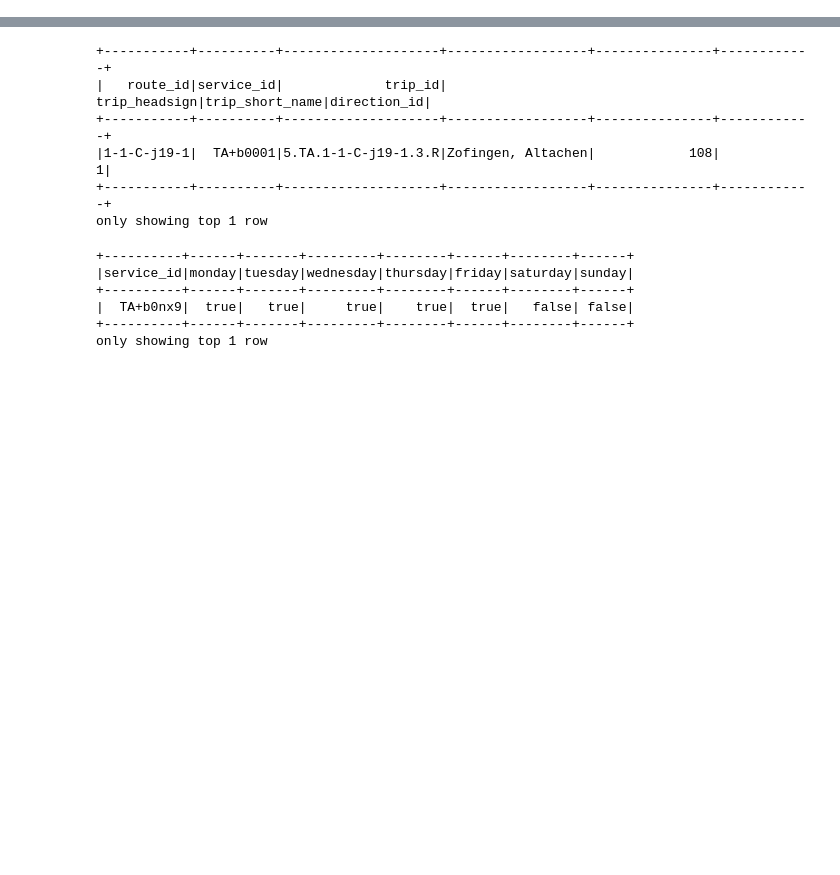
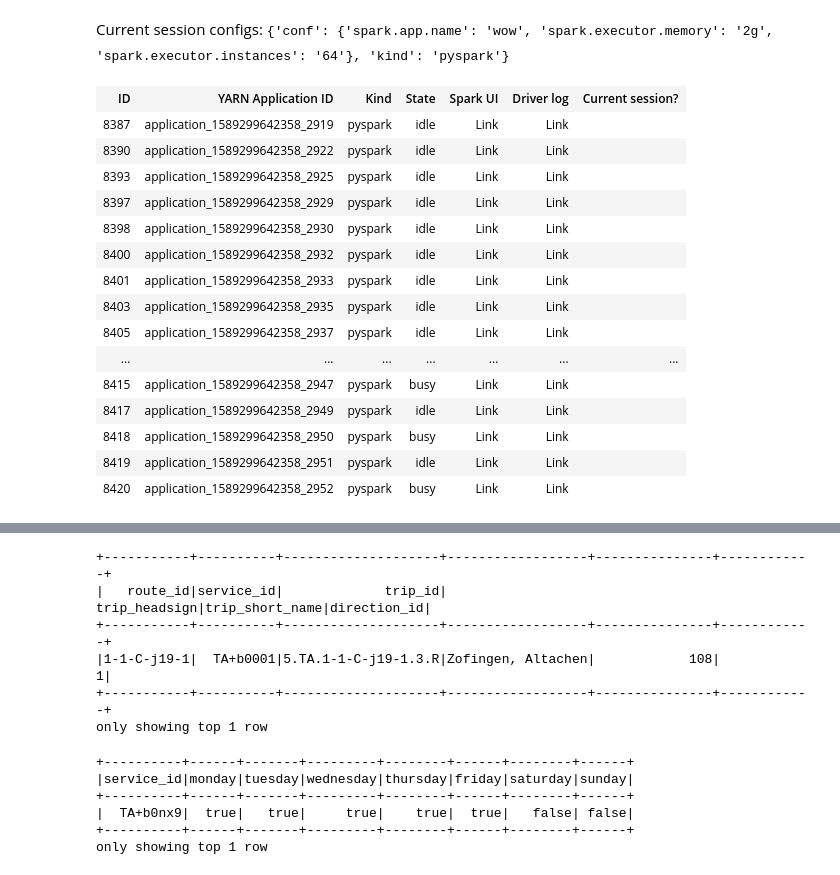
Before and after one commit to guarin/journey_planner, a Jupyter notebook: notebooks/timetable.ipynb, the cells around one changed output, grey strips where cells are left out. Drawn from its saved outputs; the diff is of its cells as text; code cells hidden in the pictures; blank space fills up the shorter version.

```diff
--- a/notebooks/timetable.ipynb
+++ b/notebooks/timetable.ipynb
@@ -1,12 +1,32 @@
 # %%
 %%configure -f
 {
     "conf": {
         "spark.app.name": "wow",
+        "spark.driver.memory": '8g',
+        'spark.driver.maxResultSize': '6g',
         "spark.executor.memory": "2g",
-        "spark.executor.instances": "32"
+        "spark.executor.instances": "64"
     }
 }
+# %% [output]
+Current session configs: {'conf': {'spark.app.name': 'wow', 'spark.executor.memory': '2g', 'spark.executor.instances': '64'}, 'kind': 'pyspark'}
+| ID | YARN Application ID | Kind | State | Spark UI | Driver log | Current session? |
+| 8387 | application_1589299642358_2919 | pyspark | idle | Link | Link |  |
+| 8390 | application_1589299642358_2922 | pyspark | idle | Link | Link |  |
+| 8393 | application_1589299642358_2925 | pyspark | idle | Link | Link |  |
+| 8397 | application_1589299642358_2929 | pyspark | idle | Link | Link |  |
+| 8398 | application_1589299642358_2930 | pyspark | idle | Link | Link |  |
+| 8400 | application_1589299642358_2932 | pyspark | idle | Link | Link |  |
+| 8401 | application_1589299642358_2933 | pyspark | idle | Link | Link |  |
+| 8403 | application_1589299642358_2935 | pyspark | idle | Link | Link |  |
+| 8405 | application_1589299642358_2937 | pyspark | idle | Link | Link |  |
+| ... | ... | ... | ... | ... | ... | ... |
+| 8415 | application_1589299642358_2947 | pyspark | busy | Link | Link |  |
+| 8417 | application_1589299642358_2949 | pyspark | idle | Link | Link |  |
+| 8418 | application_1589299642358_2950 | pyspark | busy | Link | Link |  |
+| 8419 | application_1589299642358_2951 | pyspark | idle | Link | Link |  |
+| 8420 | application_1589299642358_2952 | pyspark | busy | Link | Link |  |
 # %%
 spark
 # %% [output]
```
Also changed, not shown: parts of 4 cells of this notebook.
